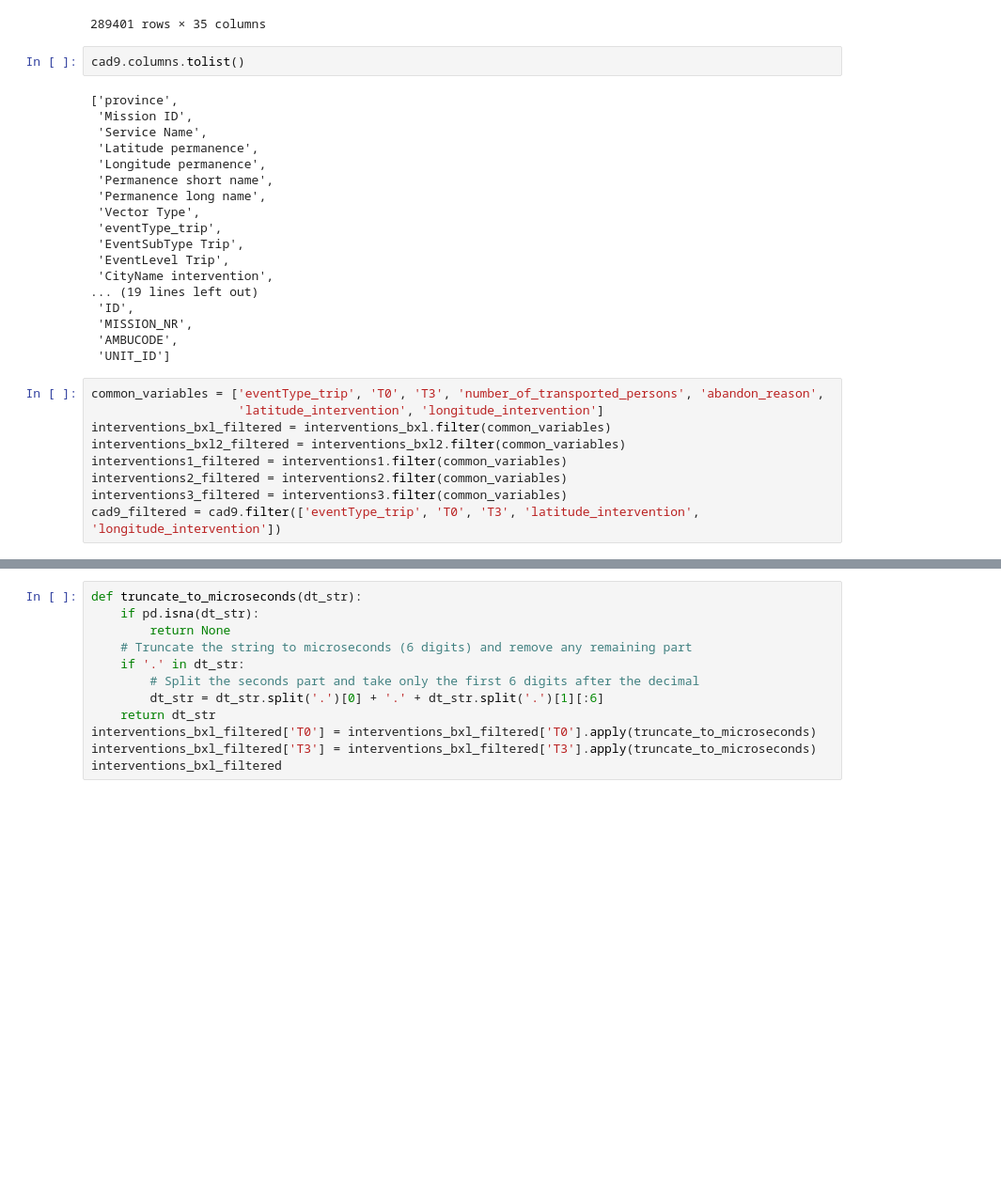
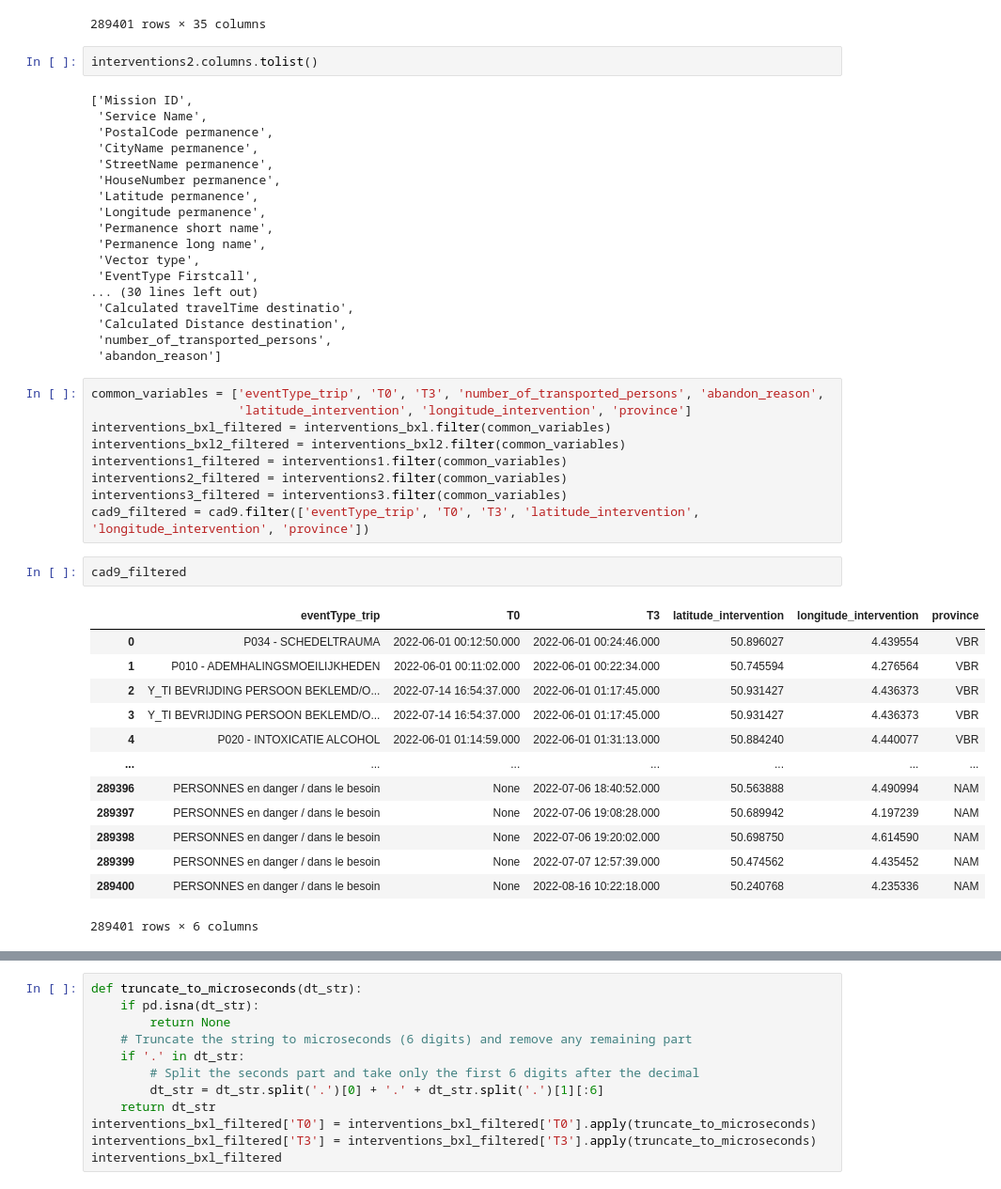
Before and after one commit to Elouan-Debels/MDAProject, a Jupyter notebook: data cleaning.ipynb, the cells around one changed output, grey strips where cells are left out. Shown at 94% size. Cells and saved outputs as stored; diff of their text form; blank space fills up the shorter version.

Commit message:
province data added

```diff
--- a/data cleaning.ipynb
+++ b/data cleaning.ipynb
@@ -1300,34 +1314,50 @@ cad9
 | 289400 | NAM | 90222280001 | MH PDS BEAU Hainaut Est | NaN | NaN | AHBEAU01A | ... |
 289401 rows × 35 columns
 # %%
-cad9.columns.tolist()
+interventions2.columns.tolist()
 # %% [output]
-['province',
- 'Mission ID',
+['Mission ID',
  'Service Name',
+ 'PostalCode permanence',
+ 'CityName permanence',
+ 'StreetName permanence',
+ 'HouseNumber permanence',
  'Latitude permanence',
  'Longitude permanence',
  'Permanence short name',
  'Permanence long name',
- 'Vector Type',
- 'eventType_trip',
- 'EventSubType Trip',
- 'EventLevel Trip',
- 'CityName intervention',
-... (19 lines left out)
- 'ID',
- 'MISSION_NR',
- 'AMBUCODE',
- 'UNIT_ID']
+ 'Vector type',
+ 'EventType Firstcall',
+... (30 lines left out)
+ 'Calculated travelTime destinatio',
+ 'Calculated Distance destination',
+ 'number_of_transported_persons',
+ 'abandon_reason']
 # %%
 common_variables = ['eventType_trip', 'T0', 'T3', 'number_of_transported_persons', 'abandon_reason',
-                    'latitude_intervention', 'longitude_intervention']
+                    'latitude_intervention', 'longitude_intervention', 'province']
 interventions_bxl_filtered = interventions_bxl.filter(common_variables)
 interventions_bxl2_filtered = interventions_bxl2.filter(common_variables)
 interventions1_filtered = interventions1.filter(common_variables)
 interventions2_filtered = interventions2.filter(common_variables)
 interventions3_filtered = interventions3.filter(common_variables)
-cad9_filtered = cad9.filter(['eventType_trip', 'T0', 'T3', 'latitude_intervention', 'longitude_intervention'])
+cad9_filtered = cad9.filter(['eventType_trip', 'T0', 'T3', 'latitude_intervention', 'longitude_intervention', 'province'])
+# %%
+cad9_filtered
+# %% [output]
+|  | eventType_trip | T0 | T3 | latitude_intervention | longitude_intervention | province |
+| 0 | P034 - SCHEDELTRAUMA | 2022-06-01 00:12:50.000 | 2022-06-01 00:24:46.000 | 50.896027 | 4.439554 | VBR |
+| 1 | P010 - ADEMHALINGSMOEILIJKHEDEN | 2022-06-01 00:11:02.000 | 2022-06-01 00:22:34.000 | 50.745594 | 4.276564 | VBR |
+| 2 | Y_TI BEVRIJDING PERSOON BEKLEMD/O... | 2022-07-14 16:54:37.000 | 2022-06-01 01:17:45.000 | 50.931427 | 4.436373 | VBR |
+| 3 | Y_TI BEVRIJDING PERSOON BEKLEMD/O... | 2022-07-14 16:54:37.000 | 2022-06-01 01:17:45.000 | 50.931427 | 4.436373 | VBR |
+| 4 | P020 - INTOXICATIE ALCOHOL | 2022-06-01 01:14:59.000 | 2022-06-01 01:31:13.000 | 50.884240 | 4.440077 | VBR |
+| ... | ... | ... | ... | ... | ... | ... |
+| 289396 | PERSONNES en danger / dans le besoin | None | 2022-07-06 18:40:52.000 | 50.563888 | 4.490994 | NAM |
+| 289397 | PERSONNES en danger / dans le besoin | None | 2022-07-06 19:08:28.000 | 50.689942 | 4.197239 | NAM |
+| 289398 | PERSONNES en danger / dans le besoin | None | 2022-07-06 19:20:02.000 | 50.698750 | 4.614590 | NAM |
+| 289399 | PERSONNES en danger / dans le besoin | None | 2022-07-07 12:57:39.000 | 50.474562 | 4.435452 | NAM |
+| 289400 | PERSONNES en danger / dans le besoin | None | 2022-08-16 10:22:18.000 | 50.240768 | 4.235336 | NAM |
+289401 rows × 6 columns
 # %%
 from datetime import datetime
 from dateutil import parser
```
Also changed, not shown: parts of 14 cells of this notebook, 1 other file.
